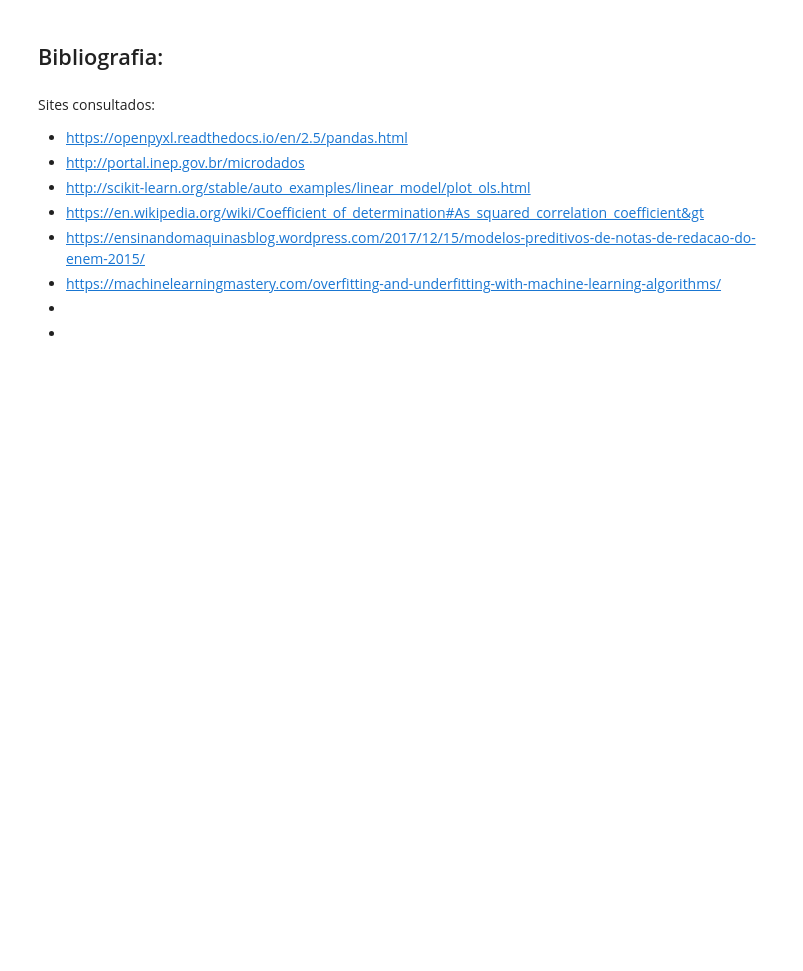
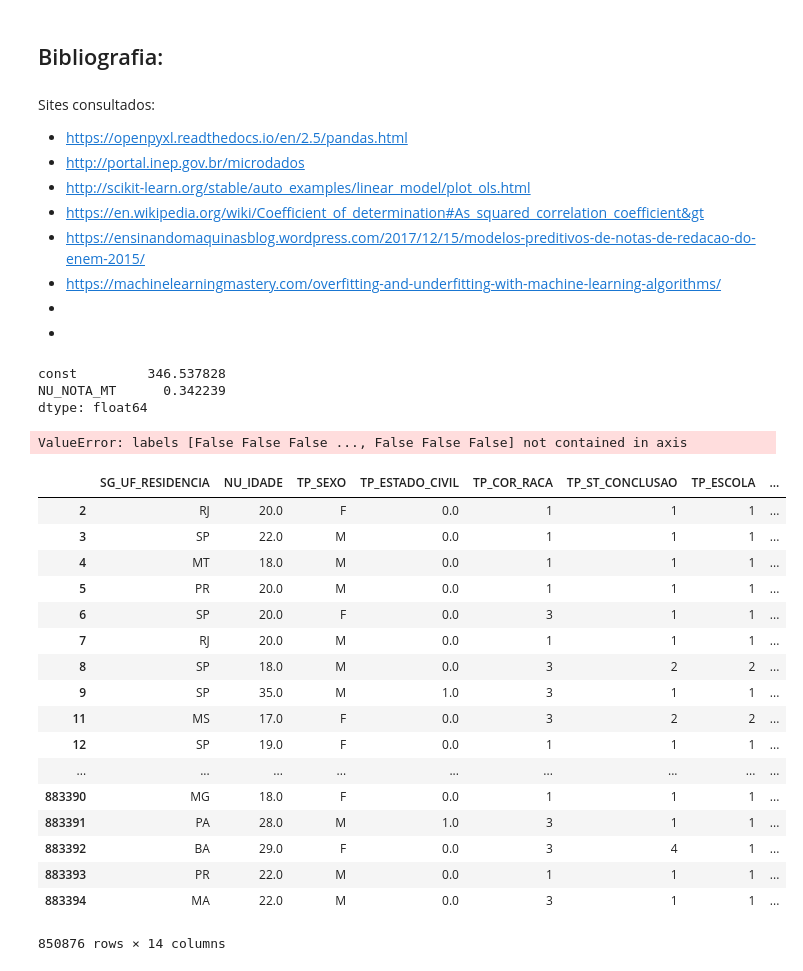
Before and after one commit to pedross3/CDDP_final, a Jupyter notebook: Projeto 03.ipynb, the cells around one changed output. Drawn from its saved outputs; the diff is of its cells as text; code cells hidden in the pictures; blank space fills up the shorter version.

```diff
--- a/Projeto 03.ipynb
+++ b/Projeto 03.ipynb
@@ -732,0 +751,9 @@ Sites consultados:
+# %%
+results.params
+# %% [output]
+const         346.537828
+NU_NOTA_MT      0.342239
+dtype: float64
+# %%
+teste = pd.read_csv('test_database_2015.csv', encoding='latin-1', header=0, sep=',')
+trei = pd.read_csv('training_database_2015.csv', encoding='latin-1', header=0, sep=',')
@@ -732,0 +776,27 @@ Sites consultados:
+# %%
+trei = trei.dropna()
+teste = teste.dropna()
+teste = teste.drop(trei['NU_NOTA_CH'] == 0)
+# %% [output]
+ValueError: labels [False False False ..., False False False] not contained in axis
+# %%
+teste
+# %% [output]
+|  | SG_UF_RESIDENCIA | NU_IDADE | TP_SEXO | TP_ESTADO_CIVIL | TP_COR_RACA | TP_ST_CONCLUSAO | TP_ESCOLA | ... |
+| 2 | RJ | 20.0 | F | 0.0 | 1 | 1 | 1 | ... |
+| 3 | SP | 22.0 | M | 0.0 | 1 | 1 | 1 | ... |
+| 4 | MT | 18.0 | M | 0.0 | 1 | 1 | 1 | ... |
+| 5 | PR | 20.0 | M | 0.0 | 1 | 1 | 1 | ... |
+| 6 | SP | 20.0 | F | 0.0 | 3 | 1 | 1 | ... |
+| 7 | RJ | 20.0 | M | 0.0 | 1 | 1 | 1 | ... |
+| 8 | SP | 18.0 | M | 0.0 | 3 | 2 | 2 | ... |
+| 9 | SP | 35.0 | M | 1.0 | 3 | 1 | 1 | ... |
+| 11 | MS | 17.0 | F | 0.0 | 3 | 2 | 2 | ... |
+| 12 | SP | 19.0 | F | 0.0 | 1 | 1 | 1 | ... |
+| ... | ... | ... | ... | ... | ... | ... | ... | ... |
+| 883390 | MG | 18.0 | F | 0.0 | 1 | 1 | 1 | ... |
+| 883391 | PA | 28.0 | M | 1.0 | 3 | 1 | 1 | ... |
+| 883392 | BA | 29.0 | F | 0.0 | 3 | 4 | 1 | ... |
+| 883393 | PR | 22.0 | M | 0.0 | 1 | 1 | 1 | ... |
+| 883394 | MA | 22.0 | M | 0.0 | 3 | 1 | 1 | ... |
+850876 rows × 14 columns
```
Also changed, not shown: parts of 18 cells of this notebook.
